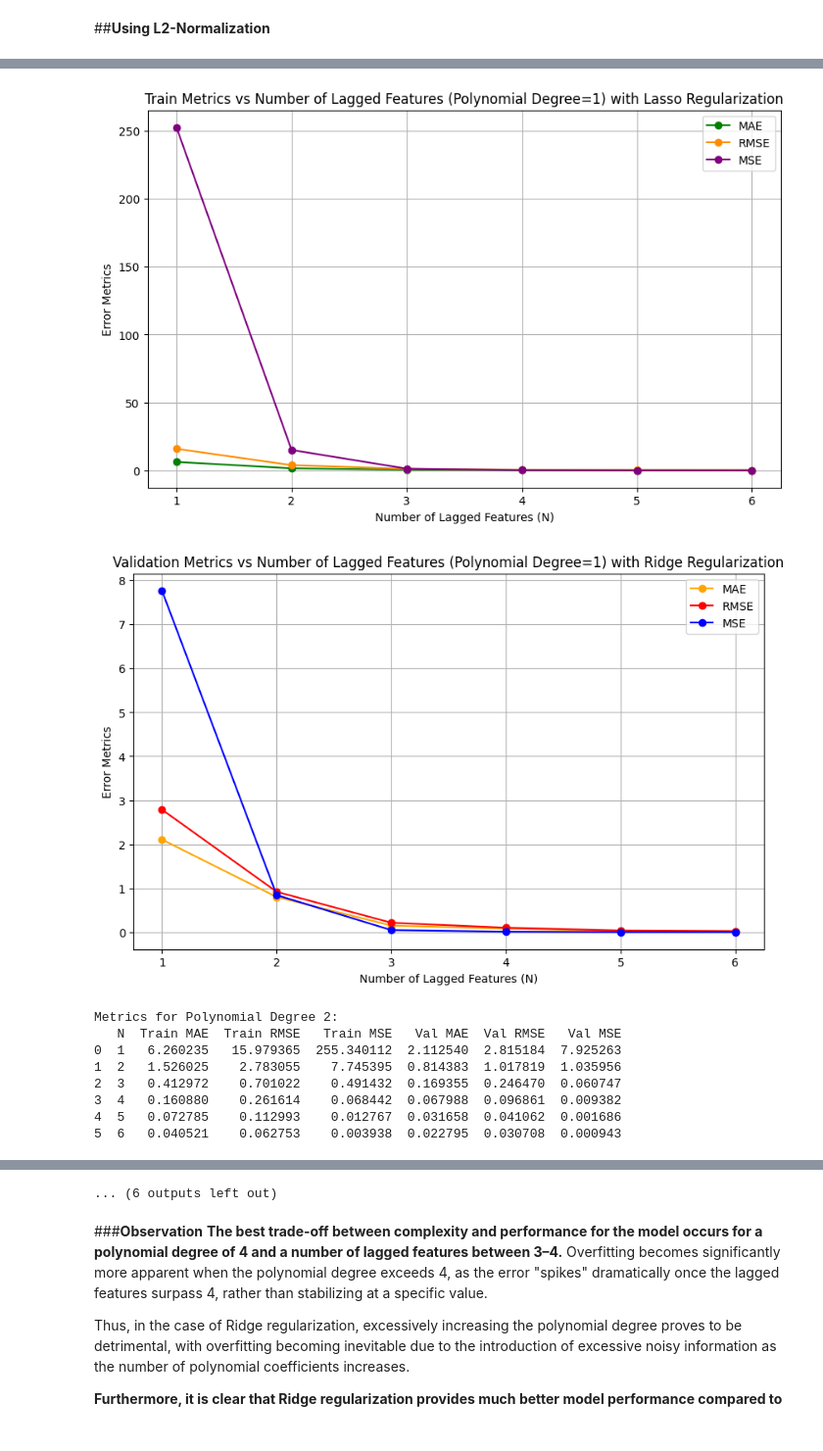
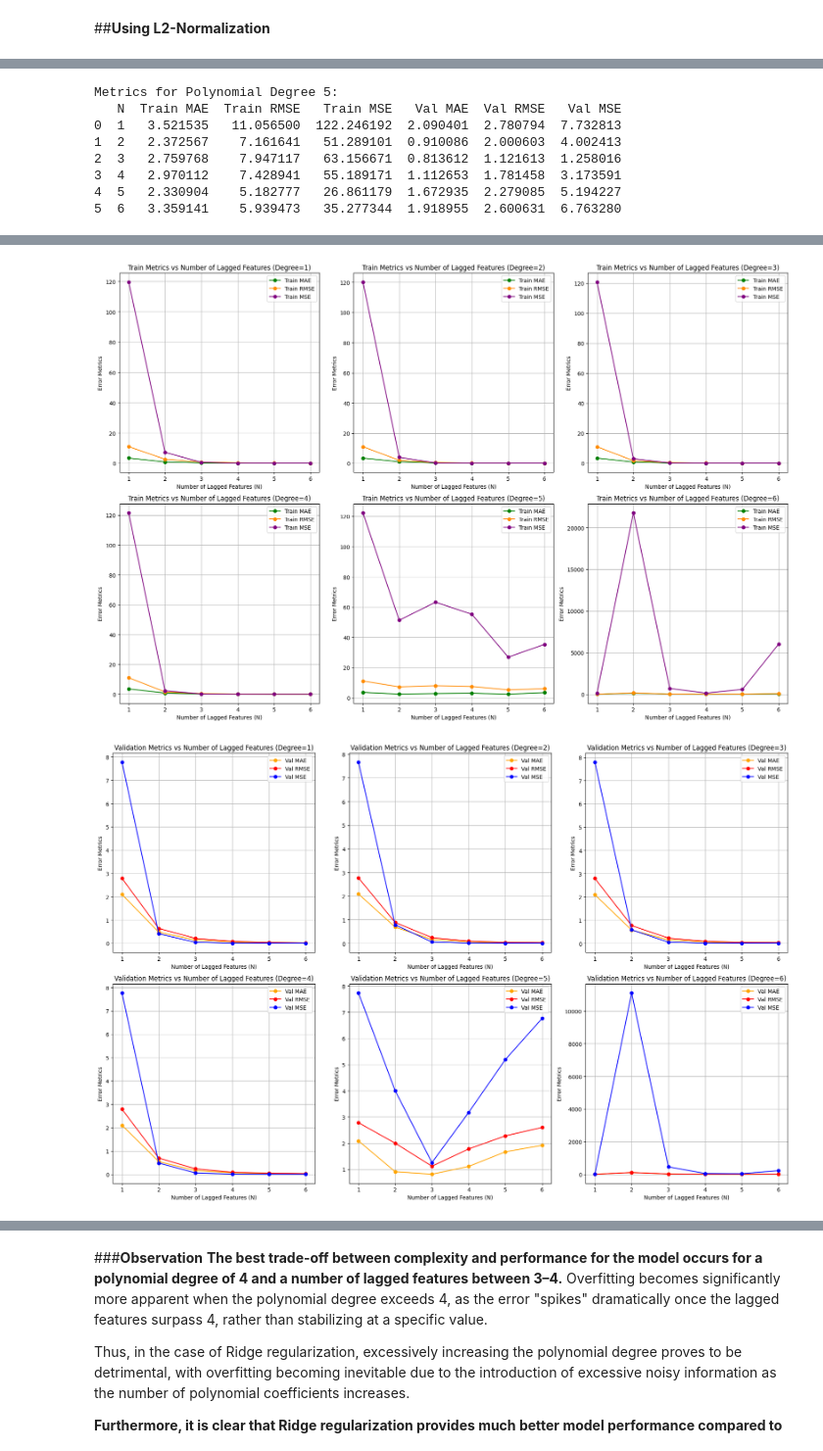
Before and after one commit to miltiadiss/CEID_NE5237-Decision-Theory, a Jupyter notebook: Project 1/TSLA_stock_price_prediction.ipynb, the cells around one changed output, grey strips where cells are left out. Shown at 98% size. Drawn from its saved outputs; the diff is of its cells as text; code cells hidden in the pictures.

```diff
--- a/Project 1/TSLA_stock_price_prediction.ipynb
+++ b/Project 1/TSLA_stock_price_prediction.ipynb
@@ -58,8 +58,6 @@ df = pd.read_csv('close_prices.csv', parse_dates=['Date'])
 df = df.sort_values(by='Date')  # Sorting by 'Date'
 # %% [output]
 Data saved to close_prices.csv
-# %%
-df = df[df['Date']<='2024-11-14']
 # %% [markdown]
 ##**Data Preprocessing**
 # %% [markdown]
@@ -688,8 +712,15 @@ def polynomial_regression_model_L2(degree, N, data):
 num_tests = 6  # Testing for lags N = 1 to 6
 max_degree = 6  # Testing for degree = 1 to 6
 
-# Initialize figure for metrics comparison for each degree
+# Initialize lists to collect results for all degrees
 all_results = []  # Collect results for all degrees
+
+# Create subplots with a 2x3 grid for both training and validation metrics
+fig_train, axs_train = plt.subplots(2, 3, figsize=(18, 12))
+fig_val, axs_val = plt.subplots(2, 3, figsize=(18, 12))
+
+axs_train = axs_train.flatten()
+axs_val = axs_val.flatten()
 
 for degree in range(1, max_degree + 1):
     results = []
@@ -703,8 +734,8 @@ for degree in range(1, max_degree + 1):
 
     # DataFrame for results
     results_df = pd.DataFrame(results, columns=['N',
-                                            'Train MAE', 'Train RMSE', 'Train MSE',
-                                            'Val MAE', 'Val RMSE', 'Val MSE'])
+                                                'Train MAE', 'Train RMSE', 'Train MSE',
+                                                'Val MAE', 'Val RMSE', 'Val MSE'])
     all_results.append((degree, results_df))
 
     # Print metrics for this degree
@@ -712,32 +743,31 @@ for degree in range(1, max_degree + 1):
     print(results_df)
 
     # Plot training metrics
-    plt.figure(figsize=(10, 6))
-    plt.plot(results_df['N'], results_df['Train MAE'], marker='o', linestyle='-', color='green', label='MAE')
-    plt.plot(results_df['N'], results_df['Train RMSE'], marker='o', linestyle='-', color='darkorange', label='RMSE')
-    plt.plot(results_df['N'], results_df['Train MSE'], marker='o', linestyle='-', color='purple', label='MSE')
+    axs_train[degree - 1].plot(results_df['N'], results_df['Train MAE'], marker='o', linestyle='-', color='green', label='Train MAE')
+    axs_train[degree - 1].plot(results_df['N'], results_df['Train RMSE'], marker='o', linestyle='-', color='darkorange', label='Train RMSE')
+    axs_train[degree - 1].plot(results_df['N'], results_df['Train MSE'], marker='o', linestyle='-', color='purple', label='Train MSE')
 
-    plt.title(f'Train Metrics vs Number of Lagged Features (Polynomial Degree={degree}) with Lasso Regularization')
-    plt.xlabel('Number of Lagged Features (N)')
-    plt.ylabel('Error Metrics')
-    plt.xticks(range(1, num_tests + 1))
-    plt.legend()
-    plt.grid(True)
-    plt.show()
+    axs_train[degree - 1].set_title(f'Train Metrics vs Number of Lagged Features (Degree={degree})')
+    axs_train[degree - 1].set_xlabel('Number of Lagged Features (N)')
+    axs_train[degree - 1].set_ylabel('Error Metrics')
+    axs_train[degree - 1].legend()
+    axs_train[degree - 1].grid(True)
 
     # Plot validation metrics
-    plt.figure(figsize=(10, 6))
-    plt.plot(results_df['N'], results_df['Val MAE'], marker='o', linestyle='-', color='orange', label='MAE')
-    plt.plot(results_df['N'], results_df['Val RMSE'], marker='o', linestyle='-', color='red', label='RMSE')
-    plt.plot(results_df['N'], results_df['Val MSE'], marker='o', linestyle='-', color='blue', label='MSE')
+    axs_val[degree - 1].plot(results_df['N'], results_df['Val MAE'], marker='o', linestyle='-', color='orange', label='Val MAE')
+    axs_val[degree - 1].plot(results_df['N'], results_df['Val RMSE'], marker='o', linestyle='-', color='red', label='Val RMSE')
+    axs_val[degree - 1].plot(results_df['N'], results_df['Val MSE'], marker='o', linestyle='-', color='blue', label='Val MSE')
 
-    plt.title(f'Validation Metrics vs Number of Lagged Features (Polynomial Degree={degree}) with Ridge Regularization')
-    plt.xlabel('Number of Lagged Features (N)')
-    plt.ylabel('Error Metrics')
-    plt.xticks(range(1, num_tests + 1))
-    plt.legend()
-    plt.grid(True)
-    plt.show()
+    axs_val[degree - 1].set_title(f'Validation Metrics vs Number of Lagged Features (Degree={degree})')
+    axs_val[degree - 1].set_xlabel('Number of Lagged Features (N)')
+    axs_val[degree - 1].set_ylabel('Error Metrics')
+    axs_val[degree - 1].legend()
+    axs_val[degree - 1].grid(True)
+
+fig_train.tight_layout()
+fig_val.tight_layout()
+
+plt.show()
 # %% [output]
 Metrics for Polynomial Degree 1:
    N  Train MAE  Train RMSE   Train MSE   Val MAE  Val RMSE   Val MSE
@@ -749,0 +804,8 @@ Metrics for Polynomial Degree 1:
+Metrics for Polynomial Degree 5:
+   N  Train MAE  Train RMSE   Train MSE   Val MAE  Val RMSE   Val MSE
+0  1   3.521535   11.056500  122.246192  2.090401  2.780794  7.732813
+1  2   2.372567    7.161641   51.289101  0.910086  2.000603  4.002413
+2  3   2.759768    7.947117   63.156671  0.813612  1.121613  1.258016
+3  4   2.970112    7.428941   55.189171  1.112653  1.781458  3.173591
+4  5   2.330904    5.182777   26.861179  1.672935  2.279085  5.194227
+5  6   3.359141    5.939473   35.277344  1.918955  2.600631  6.763280
@@ -750,10 +828,2 @@ Metrics for Polynomial Degree 1:
-[figure, old version]
+[figure, new version]
-[figure, old version]
+[figure, new version]
-Metrics for Polynomial Degree 2:
-   N  Train MAE  Train RMSE   Train MSE   Val MAE  Val RMSE   Val MSE
-0  1   6.260235   15.979365  255.340112  2.112540  2.815184  7.925263
-1  2   1.526025    2.783055    7.745395  0.814383  1.017819  1.035956
-2  3   0.412972    0.701022    0.491432  0.169355  0.246470  0.060747
-3  4   0.160880    0.261614    0.068442  0.067988  0.096861  0.009382
-4  5   0.072785    0.112993    0.012767  0.031658  0.041062  0.001686
-5  6   0.040521    0.062753    0.003938  0.022795  0.030708  0.000943
@@ -782,4 +830,3 @@ Metrics for Polynomial Degree 4:
-... (6 outputs left out)
 # %% [markdown]
 ###**Observation**
 **The best trade-off between complexity and performance for the model occurs for a polynomial degree of 4 and a number of lagged features between 3–4.** Overfitting becomes significantly more apparent when the polynomial degree exceeds 4, as the error "spikes" dramatically once the lagged features surpass 4, rather than stabilizing at a specific value.
```
Also changed, not shown: parts of 5 cells of this notebook.
